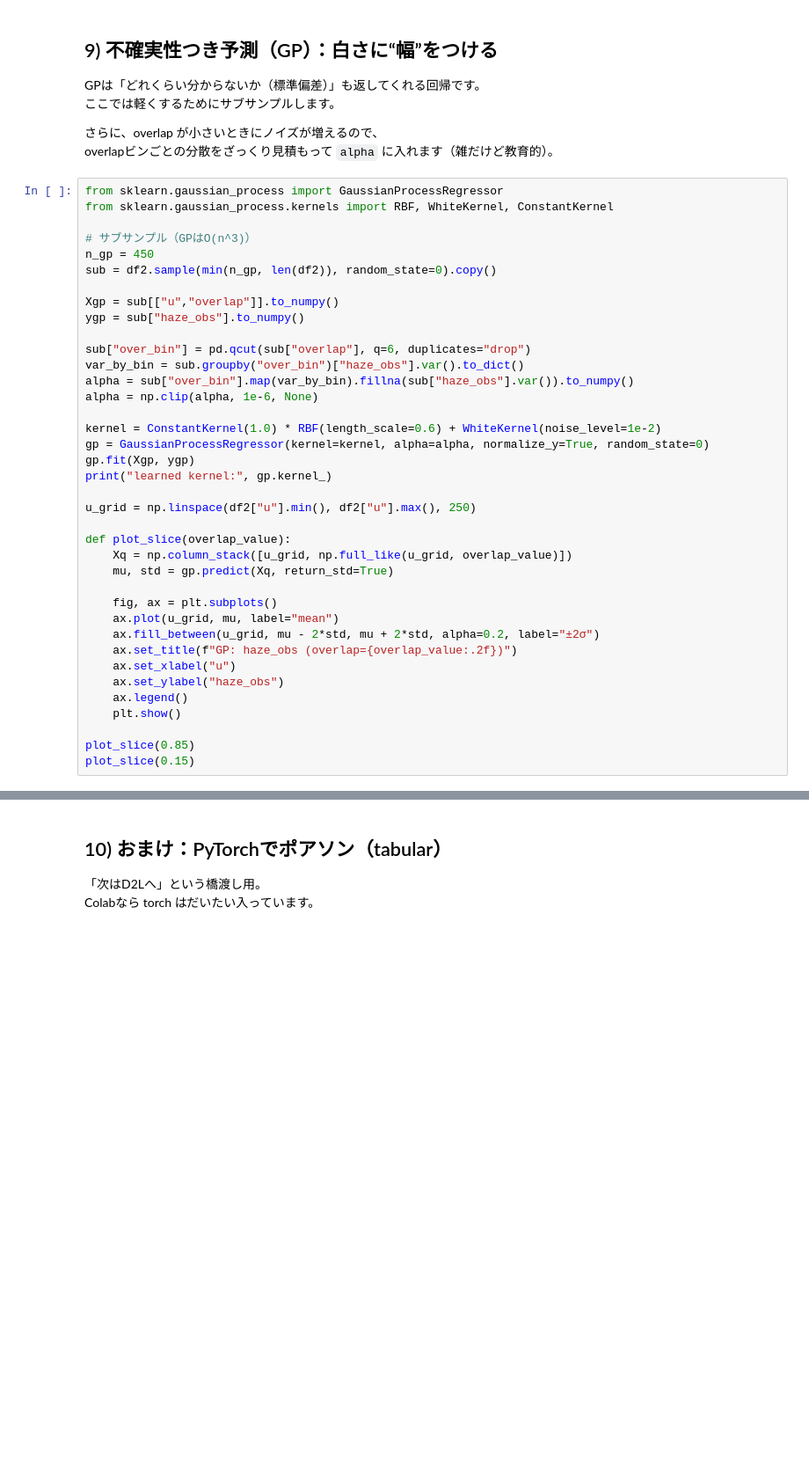
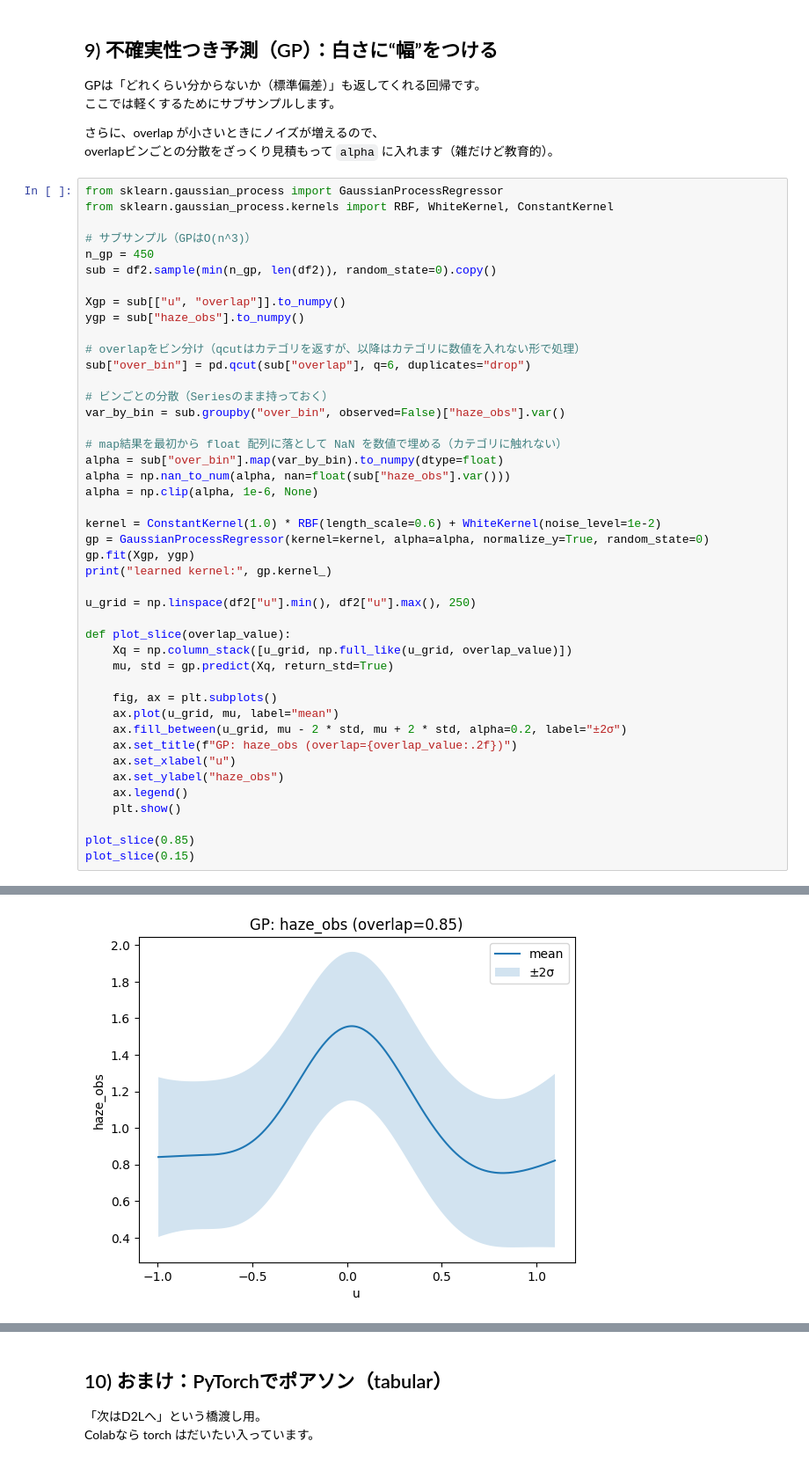
Before and after one commit to Mokafe/ginga-ml-uncertainty-public, a Jupyter notebook: notebooks/01_galaxy_haze_public_colab.ipynb, the cells around one changed output, grey strips where cells are left out. Shown at 88% size. Cells and saved outputs as stored; diff of their text form; blank space fills up the shorter version.

```diff
--- a/notebooks/01_galaxy_haze_public_colab.ipynb
+++ b/notebooks/01_galaxy_haze_public_colab.ipynb
@@ -264,12 +440,18 @@ from sklearn.gaussian_process.kernels import RBF, WhiteKernel, ConstantKernel
 n_gp = 450
 sub = df2.sample(min(n_gp, len(df2)), random_state=0).copy()
 
-Xgp = sub[["u","overlap"]].to_numpy()
+Xgp = sub[["u", "overlap"]].to_numpy()
 ygp = sub["haze_obs"].to_numpy()
 
+# overlapをビン分け（qcutはカテゴリを返すが、以降はカテゴリに数値を入れない形で処理）
 sub["over_bin"] = pd.qcut(sub["overlap"], q=6, duplicates="drop")
-var_by_bin = sub.groupby("over_bin")["haze_obs"].var().to_dict()
-alpha = sub["over_bin"].map(var_by_bin).fillna(sub["haze_obs"].var()).to_numpy()
+
+# ビンごとの分散（Seriesのまま持っておく）
+var_by_bin = sub.groupby("over_bin", observed=False)["haze_obs"].var()
+
+# map結果を最初から float 配列に落として NaN を数値で埋める（カテゴリに触れない）
+alpha = sub["over_bin"].map(var_by_bin).to_numpy(dtype=float)
+alpha = np.nan_to_num(alpha, nan=float(sub["haze_obs"].var()))
 alpha = np.clip(alpha, 1e-6, None)
 
 kernel = ConstantKernel(1.0) * RBF(length_scale=0.6) + WhiteKernel(noise_level=1e-2)
@@ -285,7 +467,7 @@ def plot_slice(overlap_value):
 
     fig, ax = plt.subplots()
     ax.plot(u_grid, mu, label="mean")
-    ax.fill_between(u_grid, mu - 2*std, mu + 2*std, alpha=0.2, label="±2σ")
+    ax.fill_between(u_grid, mu - 2 * std, mu + 2 * std, alpha=0.2, label="±2σ")
     ax.set_title(f"GP: haze_obs (overlap={overlap_value:.2f})")
     ax.set_xlabel("u")
     ax.set_ylabel("haze_obs")
@@ -294,3 +476,4 @@ def plot_slice(overlap_value):
 
 plot_slice(0.85)
 plot_slice(0.15)
+# %% [output]
@@ -296,0 +481 @@ plot_slice(0.15)
+[figure, added]
```
Also changed, not shown: parts of 16 cells of this notebook.
